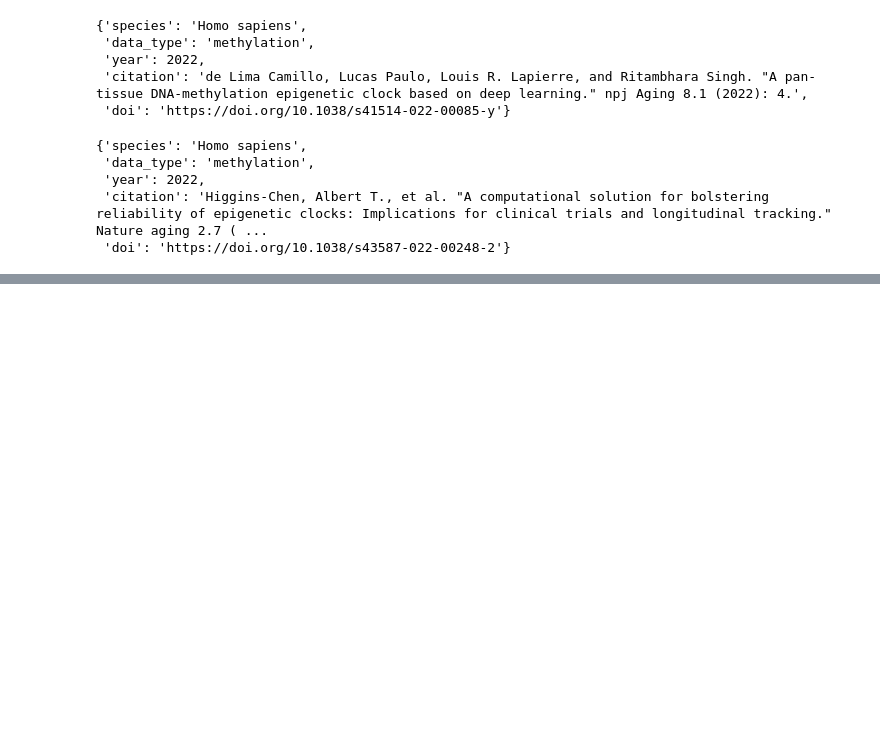
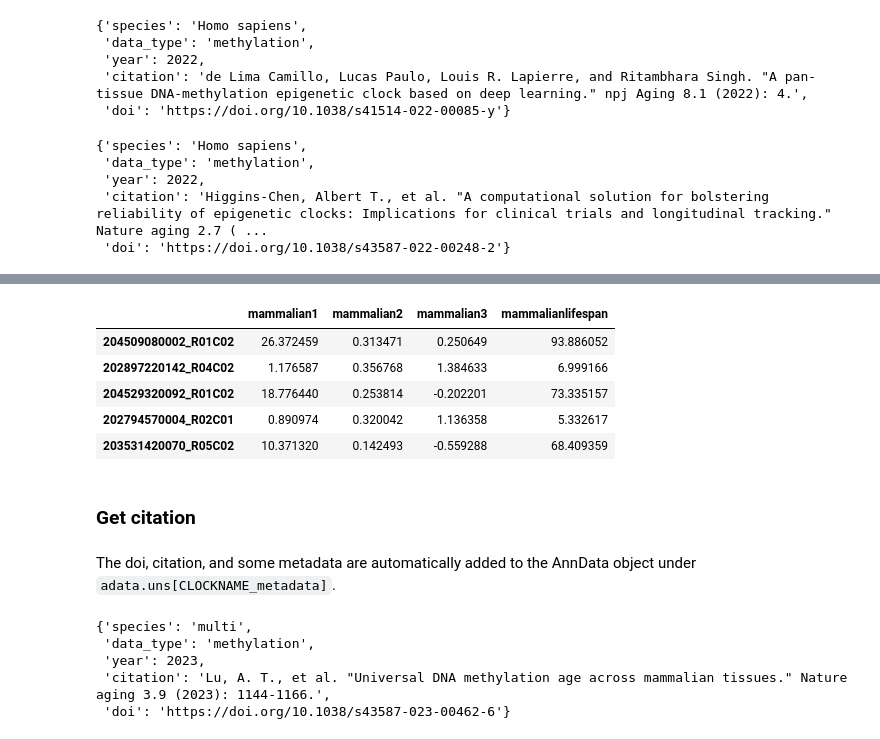
Before and after one commit to rsinghlab/pyaging, a Jupyter notebook: tutorials/tutorial_dnam.ipynb, the cells around one changed output, grey strips where cells are left out. Saved outputs shown, nothing was run; the diff lists cells and outputs as text; code cells hidden in the pictures; blank space fills up the shorter version.

```diff
--- a/tutorials/tutorial_dnam.ipynb
+++ b/tutorials/tutorial_dnam.ipynb
@@ -135,0 +243,26 @@ adata.uns['pcgrimage_metadata']
+# %%
+pya.data.download_example_data('GSE223748', verbose=False)
+df = pd.read_pickle('pyaging_data/GSE223748_subset.pkl')
+adata = pya.preprocess.df_to_adata(df, imputer_strategy='mean', verbose=False)
+adata = pya.pred.predict_age(adata, ['Mammalian1', 'Mammalian2', 'Mammalian3', 'MammalianLifespan',], verbose=False)
+# %%
+adata.obs.head()
+# %% [output]
+|  | mammalian1 | mammalian2 | mammalian3 | mammalianlifespan |
+| 204509080002_R01C02 | 26.372459 | 0.313471 | 0.250649 | 93.886052 |
+| 202897220142_R04C02 | 1.176587 | 0.356768 | 1.384633 | 6.999166 |
+| 204529320092_R01C02 | 18.776440 | 0.253814 | -0.202201 | 73.335157 |
+| 202794570004_R02C01 | 0.890974 | 0.320042 | 1.136358 | 5.332617 |
+| 203531420070_R05C02 | 10.371320 | 0.142493 | -0.559288 | 68.409359 |
+# %% [markdown]
+### Get citation
+# %% [markdown]
+The doi, citation, and some metadata are automatically added to the AnnData object under `adata.uns[CLOCKNAME_metadata]`.
+# %%
+adata.uns['mammalian1_metadata']
+# %% [output]
+{'species': 'multi',
+ 'data_type': 'methylation',
+ 'year': 2023,
+ 'citation': 'Lu, A. T., et al. "Universal DNA methylation age across mammalian tissues." Nature aging 3.9 (2023): 1144-1166.',
+ 'doi': 'https://doi.org/10.1038/s43587-023-00462-6'}
```
Also changed, not shown: parts of 27 cells of this notebook, 9 other files.
